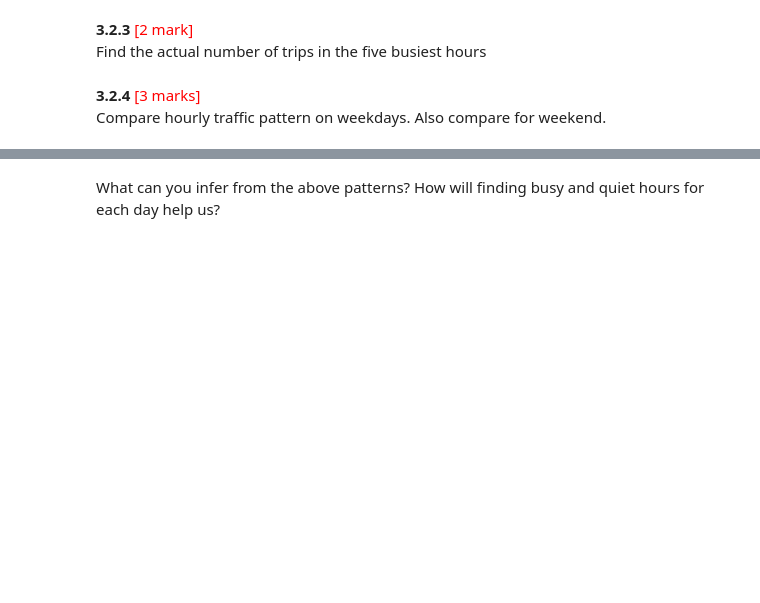
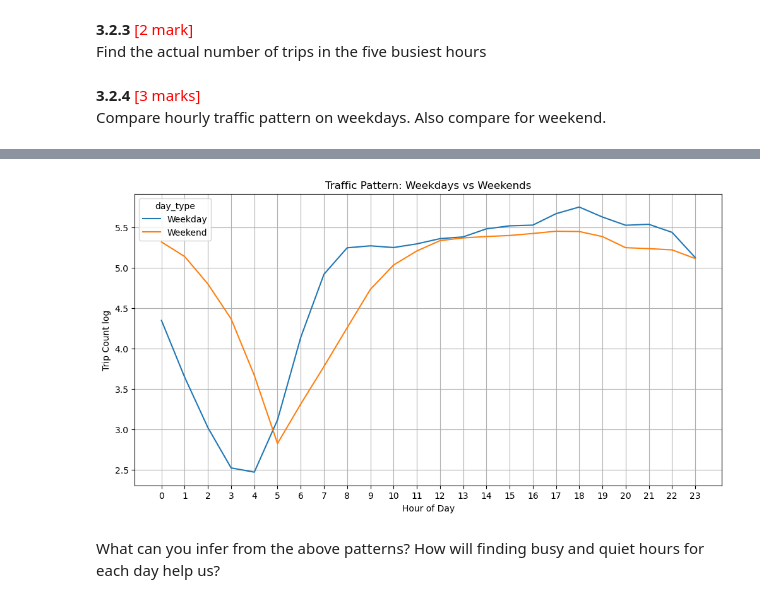
Before and after one commit to mpyar/eda_nyc_taxi, a Jupyter notebook: Analysis/EDA_Assg_NYC_Taxi_Starter.ipynb, the cells around one changed output, grey strips where cells are left out. Cells and saved outputs as stored; diff of their text form; code cells hidden in the pictures; blank space fills up the shorter version.

```diff
--- a/Analysis/EDA_Assg_NYC_Taxi_Starter.ipynb
+++ b/Analysis/EDA_Assg_NYC_Taxi_Starter.ipynb
@@ -1624,3 +1670,32 @@ plt.show()
+# %%
+
+#Normalized daily data to plot between weekdays and weekends. As if we plot them as is always weekdays show higher numbers.
+traffic_pattern_new = (
+    merged_df.groupby(['day_type','pickup_hour'])
+      .size()
+      .reset_index(name='trip_count')
+)
+
+# Normalize by number of days in each group
+merged_df['pickup_date'] = merged_df['tpep_pickup_datetime'].dt.date
+day_counts = merged_df.groupby('day_type')['pickup_date'].nunique()
+
+traffic_pattern_new['trip_count_norm'] = traffic_pattern_new.apply(
+    lambda row: row['trip_count'] / day_counts[row['day_type']], axis=1
+)
+#Log value calculation
+traffic_pattern_new['trip_count_log'] = np.log1p(traffic_pattern_new['trip_count_norm'])
+# %%
+plt.figure(figsize=(12, 6))
+sns.lineplot(data=traffic_pattern_new, x='pickup_hour', y='trip_count_log', hue='day_type')
+plt.title("Traffic Pattern: Weekdays vs Weekends")
+plt.xlabel("Hour of Day")
+plt.ylabel("Trip Count log")
+plt.xticks(range(0, 24))
+plt.grid()
+plt.show()
+# %% [output]
+[figure, added]
 # %% [markdown]
 What can you infer from the above patterns? How will finding busy and quiet hours for each day help us?
 # %% [markdown]
```
Also changed, not shown: parts of 22 cells of this notebook.
